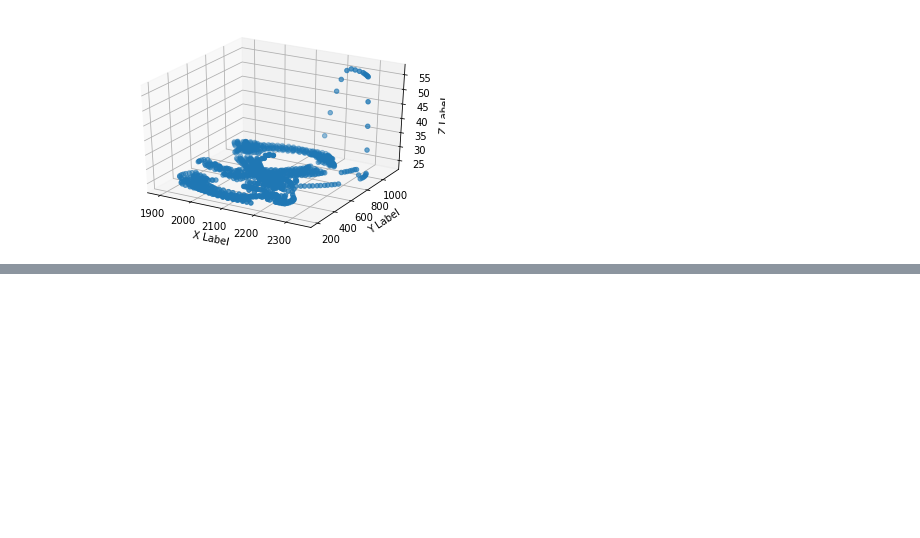
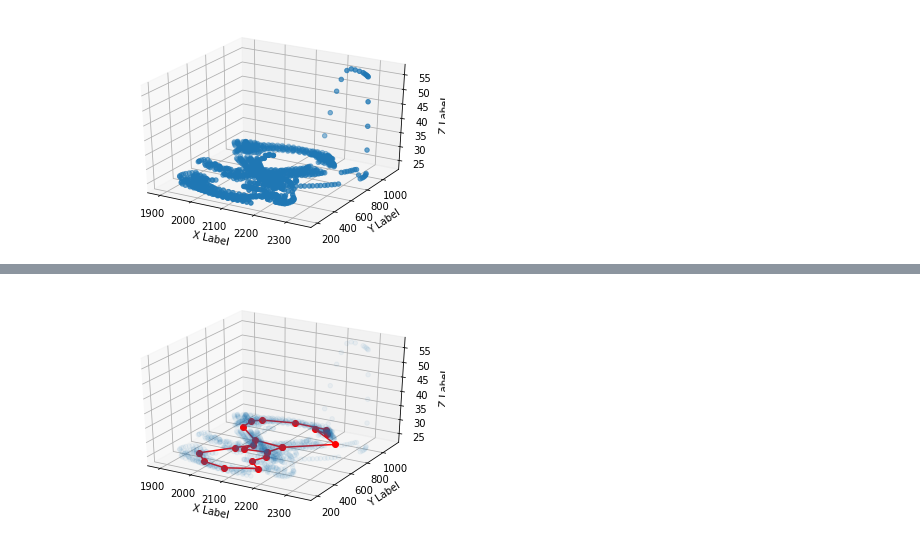
Before and after one commit to AleRiccardi/game-ai-course, a Jupyter notebook: 17_SOM-2/ass17.ipynb, the cells around one changed output, grey strips where cells are left out. Cells and saved outputs as stored; diff of their text form; code cells hidden in the pictures; blank space fills up the shorter version.

```diff
--- a/17_SOM-2/ass17.ipynb
+++ b/17_SOM-2/ass17.ipynb
@@ -52,0 +134,27 @@ EdgeView([((0, 0), (1, 0)), ((0, 0), (9, 0)), ((1, 0), (2, 0)), ((2, 0), (3, 0))
+# %%
+SOM1 = batch_trainSOM(matX, G, tmax=50000, b_size=50)
+# %%
+fig = plt.figure()
+ax = fig.add_subplot(111, projection='3d')
+ax.scatter(matX[:,1],matX[:,0],matX[:,2], marker='o',alpha=0.05)
+
+neurons = []
+
+# Connect
+neurons.append(SOM1.nodes[9]['w'])
+
+for i in range(len(SOM1.nodes())):
+    neurons.append(SOM1.nodes[i]['w'])
+
+neurons.append(SOM1.nodes[10]['w'])
+neurons = np.array(neurons)
+
+ax.plot(neurons[:,1],neurons[:,0],neurons[:,2],'r-o')
+
+ax.set_xlabel('X Label')
+ax.set_ylabel('Y Label')
+ax.set_zlabel('Z Label')
+
+plt.show()
+# %% [output]
+[figure, added]
```
Also changed, not shown: parts of 12 cells of this notebook, 10 other files.
